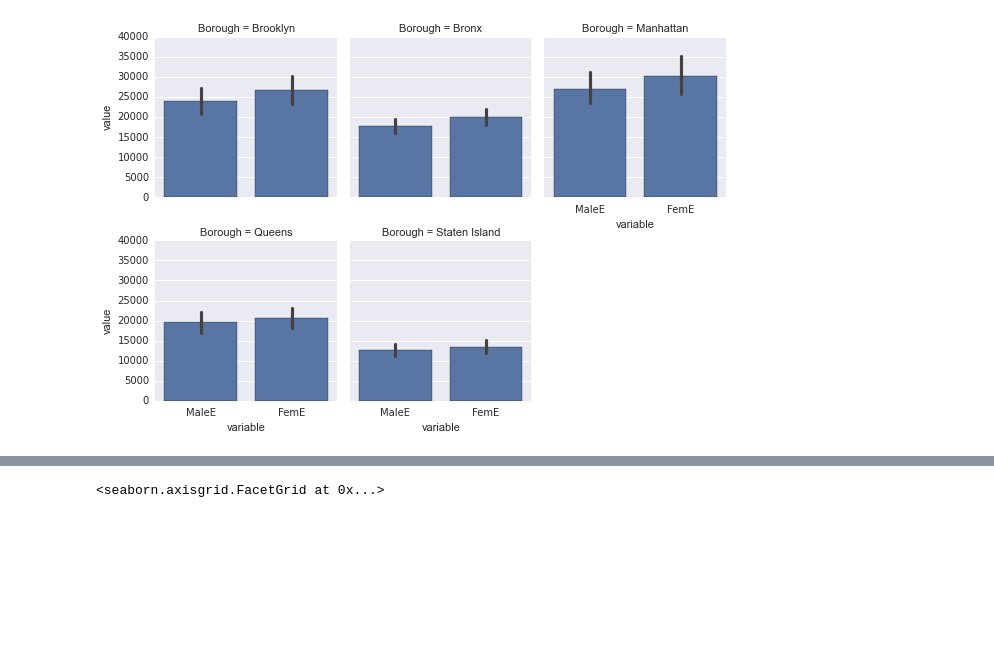
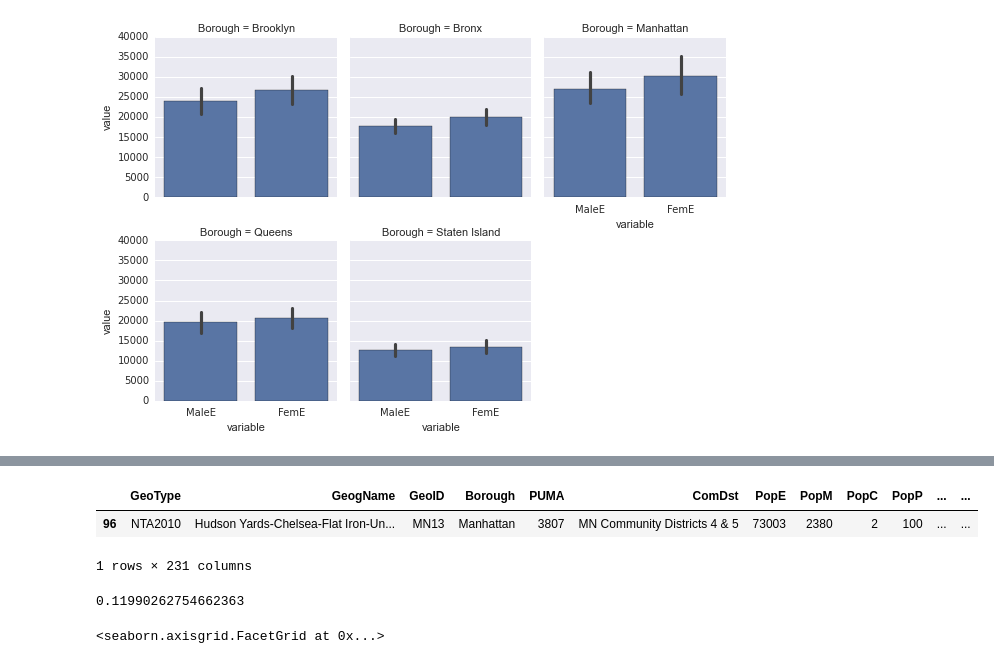
Before and after one commit to pdarche/stat4701, a Jupyter notebook: edav-project3/code/EDAV Project 3.ipynb, the cells around one changed output, grey strips where cells are left out. Drawn from its saved outputs; the diff is of its cells as text; code cells hidden in the pictures; blank space fills up the shorter version.

```diff
--- a/edav-project3/code/EDAV Project 3.ipynb
+++ b/edav-project3/code/EDAV Project 3.ipynb
@@ -222,3 +225,13 @@ age_cols
+# %%
+demo[demo.GeogName.str.contains('Chel')]
+# %% [output]
+|  | GeoType | GeogName | GeoID | Borough | PUMA | ComDst | PopE | PopM | PopC | PopP | ... | ... |
+| 96 | NTA2010 | Hudson Yards-Chelsea-Flat Iron-Un... | MN13 | Manhattan | 3807 | MN Community Districts 4 & 5 | 73003 | 2380 | 2 | 100 | ... | ... |
+1 rows × 231 columns
+# %%
+((demo[child_cols[0]] + demo[child_cols[1]]) / demo.PopE).order(ascending=False).mean()
+# %% [output]
+0.11990262754662363
 # %%
 # Race distribution by borough
 rb_melt = pd.melt(df[loc_cols + race_cols], id_vars='Borough', value_vars=race_cols)
```
Also changed, not shown: parts of 9 cells of this notebook, 4 other files.
